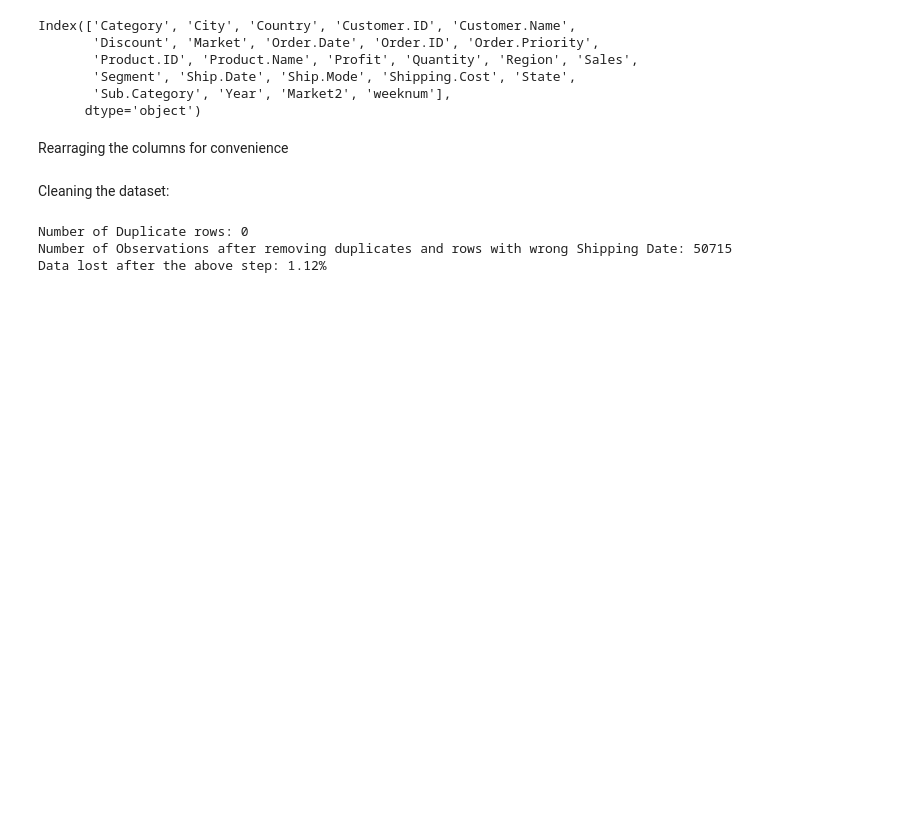
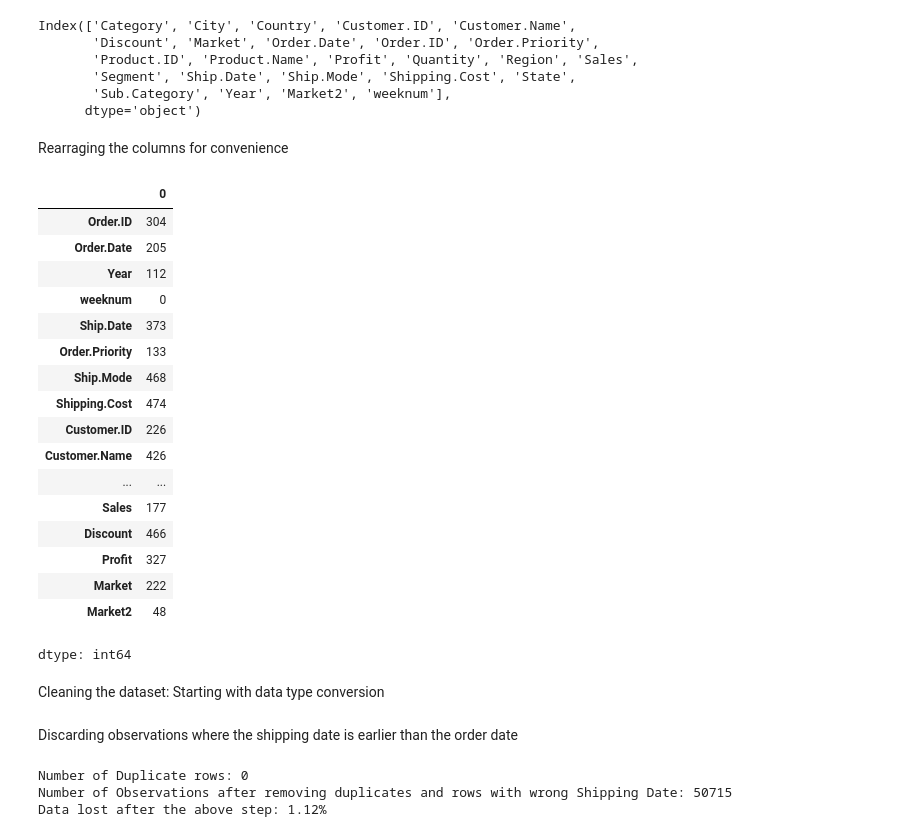
Before and after one commit to Sattar99/Gold_PY_Final, a Jupyter notebook: Gold_PY_Final/Gold_FinalProject.ipynb, the cells around one changed output. Drawn from its saved outputs; the diff is of its cells as text; code cells hidden in the pictures; blank space fills up the shorter version.

```diff
--- a/Gold_PY_Final/Gold_FinalProject.ipynb
+++ b/Gold_PY_Final/Gold_FinalProject.ipynb
@@ -99,8 +59,30 @@ columns = [
     "Market", "Market2"
 ]
 temp_df=temp_df[columns]
+# %%
+temp_df.isna().sum()
+# %% [output]
+|  | 0 |
+| Order.ID | 304 |
+| Order.Date | 205 |
+| Year | 112 |
+| weeknum | 0 |
+| Ship.Date | 373 |
+| Order.Priority | 133 |
+| Ship.Mode | 468 |
+| Shipping.Cost | 474 |
+| Customer.ID | 226 |
+| Customer.Name | 426 |
+| ... | ... |
+| Sales | 177 |
+| Discount | 466 |
+| Profit | 327 |
+| Market | 222 |
+| Market2 | 48 |
+dtype: int64
 # %% [markdown]
 Cleaning the dataset:
+Starting with data type conversion
 # %%
 # Changing Datatype of Object to String for the concerning factors
 for i in temp_df.columns:
@@ -113,4 +95,6 @@ temp_df['Ship.Date']=pd.to_datetime(temp_df['Ship.Date'])
 temp_df=temp_df.sort_values(by='Order.Date', ascending=False)
 temp_df.reset_index()
 temp_df.set_index(np.arange(0,len(temp_df)), inplace=True)
+# %% [markdown]
+Discarding observations where the shipping date is earlier than the order date
 # %%
```
Also changed, not shown: parts of 41 cells of this notebook.
